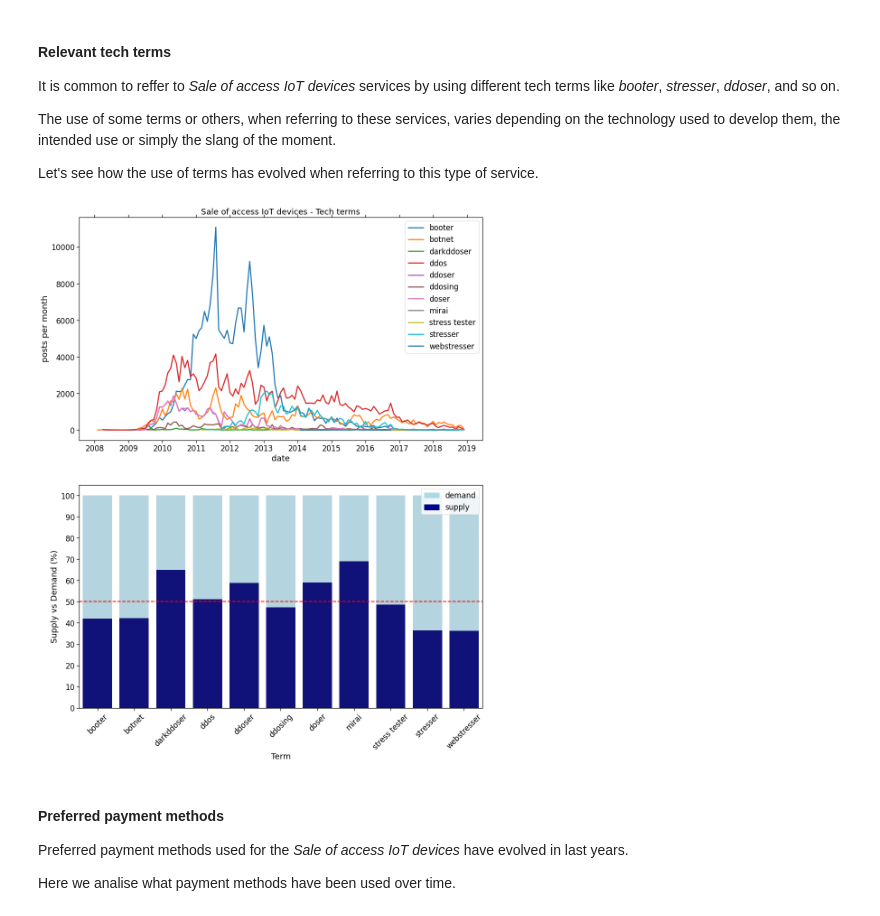
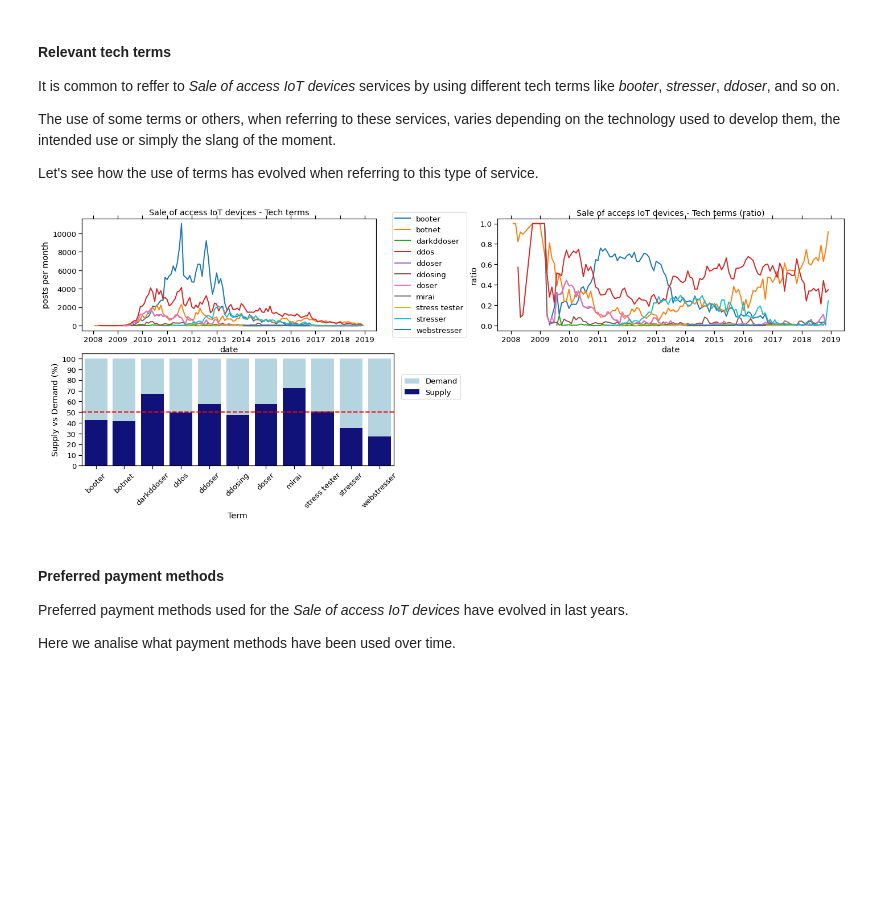
Before and after one commit to serfer2/tfm, a Jupyter notebook: notebook.ipynb, the cells around one changed output. Cells and saved outputs as stored; diff of their text form; code cells hidden in the pictures; blank space fills up the shorter version.

```diff
--- a/notebook.ipynb
+++ b/notebook.ipynb
@@ -46,7 +46,7 @@ from infrastructure.repositories import (
 )
 from shared.constants import PAYMENT_METHODS
 
-sn.set_context("notebook", font_scale=1.5, rc={"lines.linewidth": 2.5})
+sn.set_context("notebook", font_scale=1.2, rc={"lines.linewidth": 2.0})
 sn.set_palette("tab10")
 
 def get_dbc():
@@ -516,48 +549,73 @@ for _terms in labeled_full_df['tech_terms']:
 tech_terms = list(set(tech_terms))
 tech_terms.sort()
 
-fig, [ax1, ax2] = plt.subplots(2, 1, figsize=(16, 20))
+fig, axes = plt.subplots(2, 2, figsize=(24, 8))
+ax1, ax2, ax3, ax4 = axes.ravel()
 
 supply_pcnt = []
 
 # Prepare terms evolution data
+
 for _term in tech_terms:
     _term_df = labeled_full_df.loc[labeled_full_df.apply(lambda x: _term in x.tech_terms, axis=1)]
     _term_supply_qty = _term_df.query('category_name == "supply"').shape[0]
     supply_pcnt.append(_term_supply_qty * 100 / _term_df.shape[0])
 
     _term_thread_ids = list(set(_term_df['thread']))
     _term_thread_ids.sort()
     _term_thread_posts_count = posts_counter_service.count_threads_posts(thread_ids=_term_thread_ids)
     _term_thread_posts_count_df = pd.DataFrame(_term_thread_posts_count)
+
     add_date_column(df=_term_thread_posts_count_df)
-    sn.lineplot(data=_term_thread_posts_count_df, x='date', y='posts', ax=ax1, label=_term)
+    g = sn.lineplot(data=_term_thread_posts_count_df, x='date', y='posts', ax=ax1, label=_term)
 
-# Plot terms evolution as timeseries
+    add_posts_ratio_colum(df=_term_thread_posts_count_df, total_posts_by_date=ddos_related_posts_by_date)
+    sn.lineplot(data=_term_thread_posts_count_df, x='date', y='posts_ratio', ax=ax2)
+
+box = g.get_position()
+g.set_position([box.x0, box.y0, box.width * 0.85, box.height])
+g.legend(loc='center', bbox_to_anchor=(1.18, 0.5), ncol=1)
+
+# Plot tech terms use as timeseries
+
 ax1.set_title('Sale of access IoT devices - Tech terms')
 ax1.xaxis.set_tick_params(reset=True)
 ax1.xaxis.set_major_locator(mdates.YearLocator(1))
 ax1.xaxis.set_major_formatter(mdates.DateFormatter('%Y'))
 ax1.set(ylabel='posts per month')
 
+# Plot tech terms ratio as timeseries
+
+ax2.set_title('Sale of access IoT devices - Tech terms (ratio)')
+ax2.xaxis.set_tick_params(reset=True)
+ax2.xaxis.set_major_locator(mdates.YearLocator(1))
+ax2.xaxis.set_major_formatter(mdates.DateFormatter('%Y'))
+ax2.set(ylabel='ratio')
+
+
 terms_supply_demand_percent_df = pd.DataFrame({
     'Term': tech_terms,
     'Supply': supply_pcnt,
     'Demand': [100 for _ in range(len(tech_terms))],
 })
-sn.barplot(x="Term",  y="Demand", data=terms_supply_demand_percent_df, color='lightblue', ax=ax2, label='Demand')
-supply_graph = sn.barplot(x="Term",  y="Supply", data=terms_supply_demand_percent_df, color='darkblue', ax=ax2, label='Supply')
+sn.barplot(x="Term",  y="Demand", data=terms_supply_demand_percent_df, color='lightblue', ax=ax3, label='Demand')
+g2 = supply_graph = sn.barplot(x="Term",  y="Supply", data=terms_supply_demand_percent_df, color='darkblue', ax=ax3, label='Supply')
 supply_graph.set_xticklabels(tech_terms, rotation=45)
 supply_graph.axhline(50, color='red', linestyle='--', linewidth=2)
 supply_bar = mpatches.Patch(color='darkblue', label='supply')
 demand_bar = mpatches.Patch(color='lightblue', label='demand')
-plt.legend(handles=[demand_bar, supply_bar])
-ax2.set_yticks([i * 10 for i in range(11)])
-ax2.set(ylabel='Supply vs Demand (%)')
+ax3.set_yticks([i * 10 for i in range(11)])
+ax3.set(ylabel='Supply vs Demand (%)')
+
+box2 = g2.get_position()
+g2.set_position([box2.x0, box2.y0, box2.width * 0.90, box2.height])
+g2.legend(loc='center', bbox_to_anchor=(1.12, 0.7), ncol=1)
+
+fig.delaxes(ax4)
 
 dbc.close()
 # %% [output]
-[figure, old version]
+[figure, new version]
 # %% [markdown]
 #### Preferred payment methods
 
```
Also changed, not shown: parts of 18 cells of this notebook.
